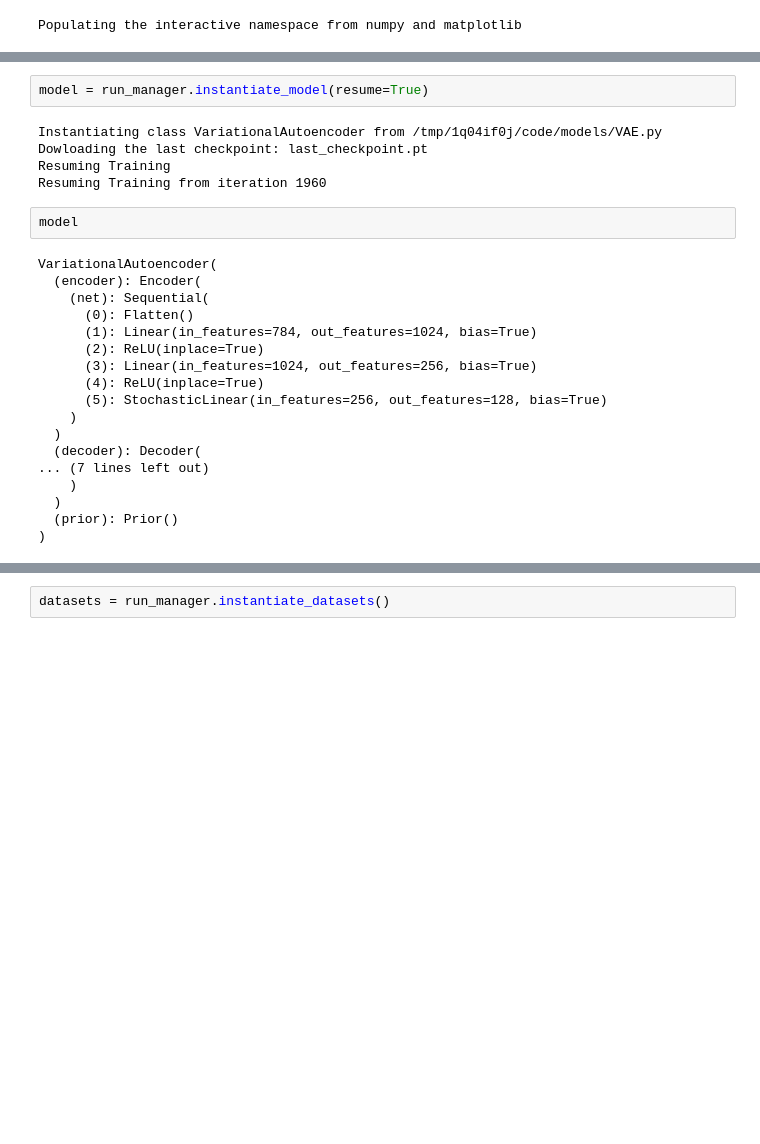
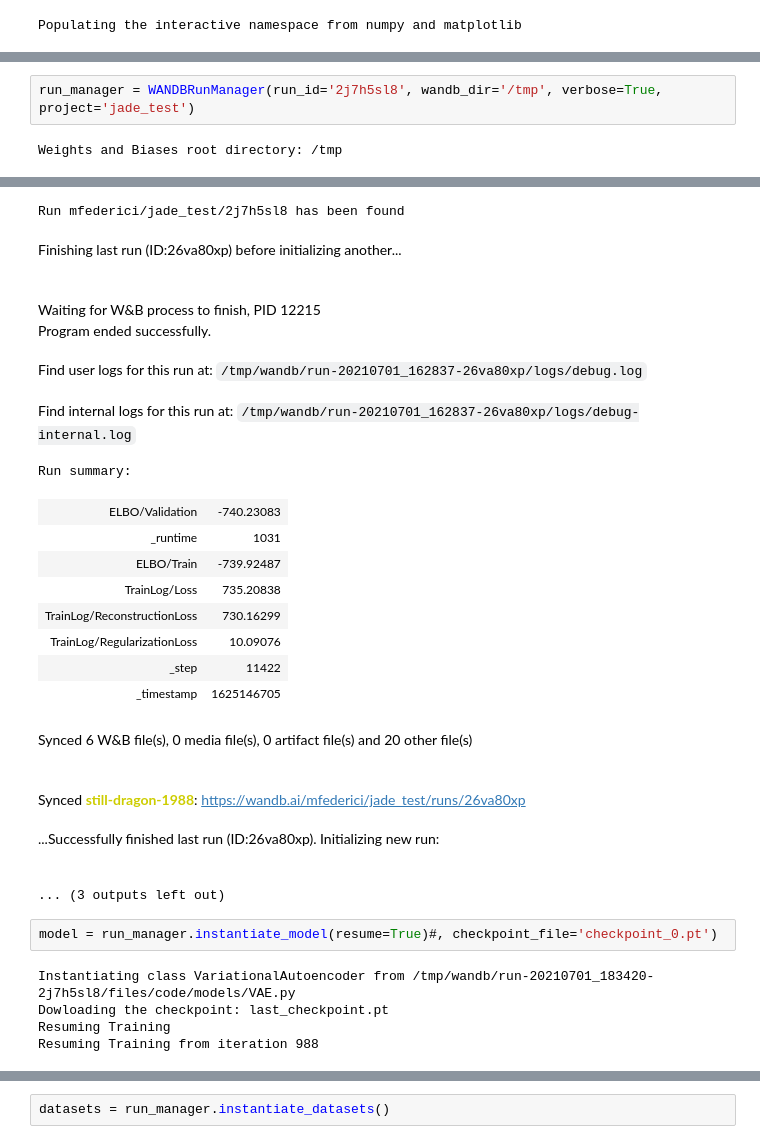
Before and after one commit to mfederici/JADE, a Jupyter notebook: load_VIB.ipynb, the cells around one changed output, grey strips where cells are left out. Drawn from its saved outputs; the diff is of its cells as text; blank space fills up the shorter version.

```diff
--- a/load_VIB.ipynb
+++ b/load_VIB.ipynb
@@ -46,0 +7,4 @@ Run data is saved locally in /tmp/wandb/run-20210628_143847-1q04if0j
+# %%
+run_manager = WANDBRunManager(run_id='2j7h5sl8', wandb_dir='/tmp', verbose=True, project='jade_test')
+# %% [output]
+Weights and Biases root directory: /tmp
@@ -47,27 +12,26 @@ Run data is saved locally in /tmp/wandb/run-20210628_143847-1q04if0j
+Run mfederici/jade_test/2j7h5sl8 has been found
+Finishing last run (ID:26va80xp) before initializing another...
+Waiting for W&B process to finish, PID 12215
+Program ended successfully.
+Find user logs for this run at: /tmp/wandb/run-20210701_162837-26va80xp/logs/debug.log
+Find internal logs for this run at: /tmp/wandb/run-20210701_162837-26va80xp/logs/debug-internal.log
+Run summary:
+| ELBO/Validation | -740.23083 |
+| _runtime | 1031 |
+| ELBO/Train | -739.92487 |
+| TrainLog/Loss | 735.20838 |
+| TrainLog/ReconstructionLoss | 730.16299 |
+| TrainLog/RegularizationLoss | 10.09076 |
+| _step | 11422 |
+| _timestamp | 1625146705 |
+Synced 6 W&B file(s), 0 media file(s), 0 artifact file(s) and 20 other file(s)
+Synced still-dragon-1988: https://wandb.ai/mfederici/jade_test/runs/26va80xp
+...Successfully finished last run (ID:26va80xp). Initializing new run:
+... (3 outputs left out)
 # %%
-model = run_manager.instantiate_model(resume=True)
+model = run_manager.instantiate_model(resume=True)#, checkpoint_file='checkpoint_0.pt')
 # %% [output]
-Instantiating class VariationalAutoencoder from /tmp/1q04if0j/code/models/VAE.py
-Dowloading the last checkpoint: last_checkpoint.pt
+Instantiating class VariationalAutoencoder from /tmp/wandb/run-20210701_183420-2j7h5sl8/files/code/models/VAE.py
+Dowloading the checkpoint: last_checkpoint.pt
 Resuming Training
-Resuming Training from iteration 1960
+Resuming Training from iteration 988
-# %%
-model
-# %% [output]
-VariationalAutoencoder(
-  (encoder): Encoder(
-    (net): Sequential(
-      (0): Flatten()
-      (1): Linear(in_features=784, out_features=1024, bias=True)
-      (2): ReLU(inplace=True)
-      (3): Linear(in_features=1024, out_features=256, bias=True)
-      (4): ReLU(inplace=True)
-      (5): StochasticLinear(in_features=256, out_features=128, bias=True)
-    )
-  )
-  (decoder): Decoder(
-... (7 lines left out)
-    )
-  )
-  (prior): Prior()
-)
```
Also changed, not shown: parts of 23 cells of this notebook, 19 other files.
